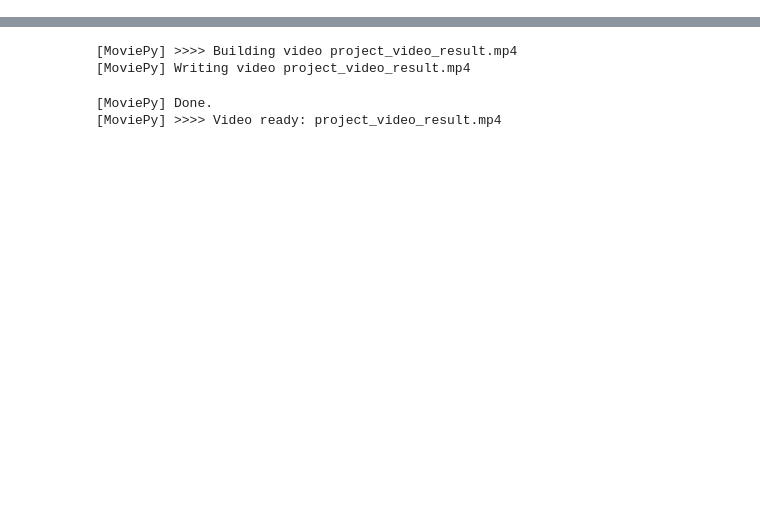
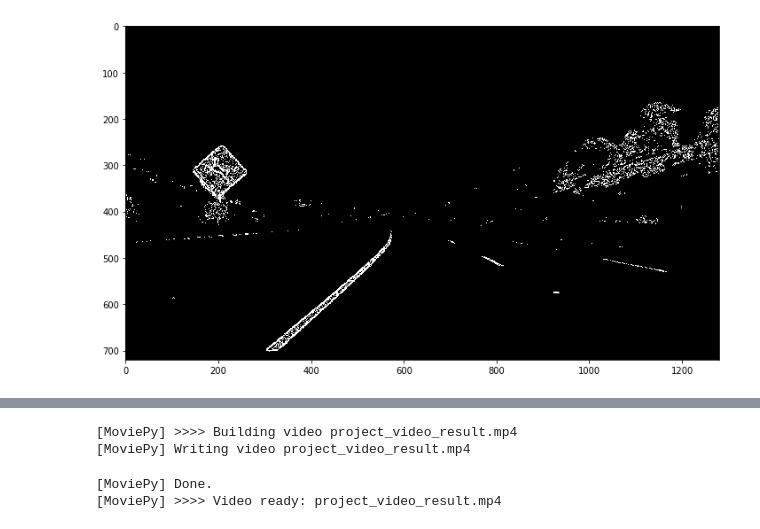
Before and after one commit to jkozlowski/CarND-Advanced-Lane-Lines, a Jupyter notebook: advanced_lane_detection.ipynb, the cells around one changed output, grey strips where cells are left out. Saved outputs shown, nothing was run; the diff lists cells and outputs as text; code cells hidden in the pictures; blank space fills up the shorter version.

Commit message:
Select yellow and white lanes only

```diff
--- a/advanced_lane_detection.ipynb
+++ b/advanced_lane_detection.ipynb
@@ -84,6 +84,11 @@ example_image_undistort("test_images/test2.jpg")
 # Cell 4
 
 class Thresholder:
+
+    def __init__(self, mag_thresh=(50, 255), dir_thresh=(0.7, 1.2), s_thresh=(170, 255)):
+        self.mag_thresh = mag_thresh
+        self.dir_thresh = dir_thresh
+        self.s_thresh = s_thresh
 
     def thresholded_binary_image(self, undistorted):
         sobel_kernel = 3
@@ -99,9 +104,9 @@ class Thresholder:
 
         combined = np.zeros_like(dir_binary)
         combined[((color_binary == 1) & ((mag_binary == 1) | (dir_binary == 1)))] = 1
-        return color_binary
+        return combined
 
-    def __mag_thresh(self, sobelx, sobely, mag_thresh=(50, 255)):
+    def __mag_thresh(self, sobelx, sobely):
         # Calculate the gradient magnitude
         gradmag = np.sqrt(sobelx**2 + sobely**2)
         # Rescale to 8 bit
@@ -109,39 +114,46 @@ class Thresholder:
         gradmag = (gradmag/scale_factor).astype(np.uint8)
         # Create a binary image of ones where threshold is met, zeros otherwise
         binary_output = np.zeros_like(gradmag)
-        binary_output[(gradmag >= mag_thresh[0]) & (gradmag <= mag_thresh[1])] = 1
+        binary_output[(gradmag >= self.mag_thresh[0]) & (gradmag <= self.mag_thresh[1])] = 1
         return binary_output
 
     # Define a function to threshold an image for a given range and Sobel kernel
-    def __dir_threshold(self, sobelx, sobely, thresh=(0.7, 1.2)):
+    def __dir_threshold(self, sobelx, sobely):
         # Take the absolute value of the gradient direction,
         # apply a threshold, and create a binary image result
         absgraddir = np.arctan2(np.absolute(sobely), np.absolute(sobelx))
         binary_output =  np.zeros_like(absgraddir)
-        binary_output[(absgraddir >= thresh[0]) & (absgraddir <= thresh[1])] = 1
+        binary_output[(absgraddir >= self.dir_thresh[0]) & (absgraddir <= self.dir_thresh[1])] = 1
         return binary_output
 
-    def __color_threshold(self, undistorted, s_thresh=(170, 255)):
-        # Convert to HLS color space and separate the S channel
-        # Note: img is the undistorted image
-        hls = cv2.cvtColor(undistorted, cv2.COLOR_RGB2HLS)
-        s_channel = hls[:,:,2]
+    def __color_threshold(self, img):
+        hls = cv2.cvtColor(img, cv2.COLOR_RGB2HLS)
 
-        # Threshold color channel
-        s_binary = np.zeros_like(s_channel)
-        s_binary[(s_channel >= s_thresh[0]) & (s_channel <= s_thresh[1])] = 1
+        # white color mask - select pretty high light values
+        lower = np.uint8([  0, 200,   0])
+        upper = np.uint8([255, 255, 255])
+        white_mask = cv2.inRange(hls, lower, upper)
+        # yellow color mask: select yellowish collors in hue, but only the light ones
+        lower = np.uint8([ 10,   0, 100])
+        upper = np.uint8([ 40, 255, 255])
+        yellow_mask = cv2.inRange(hls, lower, upper)
+        # combine the mask
+        binary_output = np.zeros_like(img[:, :, 0])
+        binary_output[((yellow_mask != 0) | (white_mask != 0))] = 1
 
-        return s_binary
+        return binary_output
 # %%
 # Cell 5
 
 def example_thresholded_binary_image():
     img = mpimg.imread("test_images/test2.jpg")
-    undist = Undistorter().undistort_img(img)
+    undist = undistorter.undistort_img(img)
     plt.figure(figsize=(12,9))
     plt.imshow(Thresholder().thresholded_binary_image(undist), cmap='gray')
 
 example_thresholded_binary_image()
+# %% [output]
+[figure, added]
 # %%
 # Cell 6
 
```
Also changed, not shown: parts of 5 cells of this notebook.
